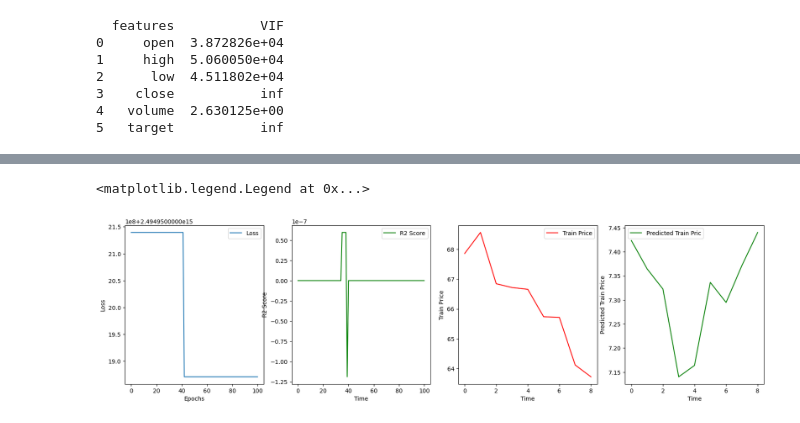
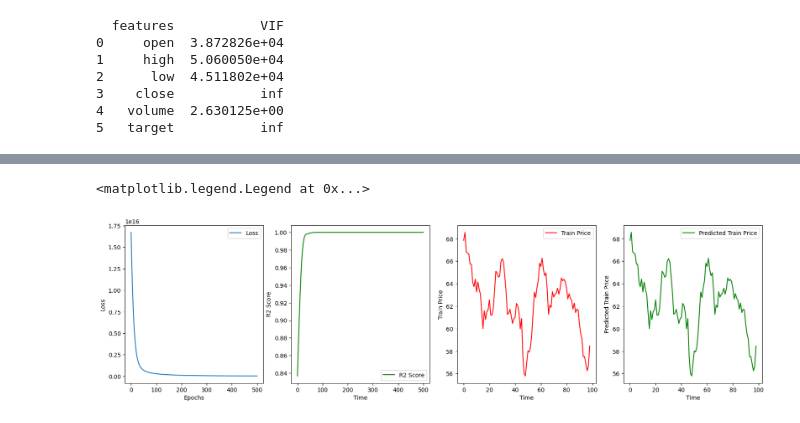
Before and after one commit to cecinuga/MarketAI, a Jupyter notebook: Models/MarketAI.ipynb, the cells around one changed output, grey strips where cells are left out. Saved outputs shown, nothing was run; the diff lists cells and outputs as text; code cells hidden in the pictures.

```diff
--- a/Models/MarketAI.ipynb
+++ b/Models/MarketAI.ipynb
@@ -156,3 +124,35 @@ class LSTMLayer(tf.Module):
+# %%
+class LSTMLayer(tf.Module):
+    def __init__(self, units, input_dim, output_dim):
+        self.units = units
+        self.input_dim = input_dim
+        self.output_dim = output_dim
+        self.builded = False
+
+    @tf.function
+    def build(self):
+        if not self.builded:
+            self.W_xh = tf.Variable(tf.eye(self.units, self.input_dim), trainable=True, dtype=tf.float32)
+            self.W_hh = tf.Variable(tf.eye(self.units, self.units), trainable=True, dtype=tf.float32)
+            self.W_hy = tf.Variable(tf.eye(self.output_dim, self.units), trainable=True, dtype=tf.float32)
+            self.h = tf.Variable(tf.zeros([self.units, 1]), dtype=tf.float32)
+            self.vars = [self.W_xh, self.W_hh, self.W_hy]
+            self.builded = True
+
+    @tf.function(reduce_retracing=True)
+    def __call__(self, x):
+        print("------LSTMLayer------")
+        print("[#] W_xh: {0}, W_hh: {1}, W_hy: {2}, X: {3}".format(self.W_xh.shape, self.W_hh.shape, self.W_hy.shape, x.shape))
+        updated_input = tf.multiply(self.W_xh, x)
+        updated_memory = tf.matmul(self.W_hh, self.h)
+        print("[#] updated_input: {0}, updated_memory: {1}".format(updated_input.shape, updated_memory.shape))
+        self.h = tf.math.tanh(
+            tf.add(updated_memory, updated_input),
+        )
+        output = tf.nn.sigmoid(tf.multiply(self.W_hy, tf.transpose(self.h)))
+        print("[#] h: {0}, output: {1}".format(self.h.shape, output.shape))
+        print("\n")
+        return output, self.h
 # %%
 class MarketAI(tf.Module):
     def __init__(self, layers, epochs=100, lr=0.1):
@@ -223,13 +239,14 @@ class MarketAI(tf.Module):
 # %%
 n_ciclic, n_rows, n_features = X.shape
 n_neurons = 5
-epochs = 100
+epochs = 500
 lr = 0.01
 model = MarketAI([
     DenseLayer(n_neurons, n_rows, n_features),
-    LSTMLayer(n_rows, n_features, n_features),
+    LSTMLayer(1, n_features, n_features),
     DenseLayer(n_neurons, n_rows, n_features),
 ], epochs, lr)
 model.build()
-model.train(X[0])
+model.load(X[0])
+model.train()
 # %% [output]
@@ -255,23 +268,23 @@ WARNING:tensorflow:6 out of the last 6 calls to <function DenseLayer.build at 0x
 # %%
 fig, ax = plt.subplots(1, 4, figsize=(20, 5))
 ax[0].plot([e for e in range(len(model.loss_history))], model.loss_history, label="Loss")
 ax[0].set_ylabel('Loss')
 ax[0].set_xlabel('Epochs')
 ax[0].legend()
 
 ax[2].plot([e for e in range(len(X[0, :, :]))], X[0, :, -1], label="Train Price", color='red')
 ax[2].set_ylabel('Train Price')
 ax[2].set_xlabel('Time')
 ax[2].legend()
-ax[3].plot([e for e in range(len(X[0, :, :]))], model.predicted[:, -1], label="Predicted Train Pric", color='green')
+ax[3].plot([e for e in range(len(X[0, :, :]))], model.predicted[:, -1], label="Predicted Train Price", color='green')
 ax[3].set_ylabel('Predicted Train Price')
 ax[3].set_xlabel('Time')
 ax[3].legend()
 
 ax[1].plot([e for e in range(len(model.r2_history))], model.r2_history, label="R2 Score", color='green')
 ax[1].set_ylabel('R2 Score')
 ax[1].set_xlabel('Time')
 ax[1].legend()
 # %% [output]
 <matplotlib.legend.Legend at 0x...>
-[figure, old version]
+[figure, new version]
```
Also changed, not shown: parts of 3 cells of this notebook, 1 other file.
